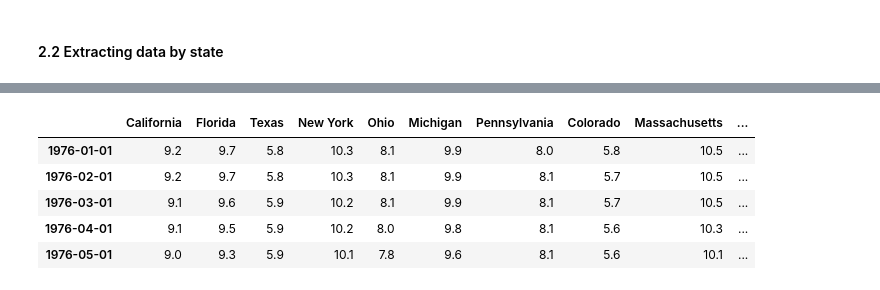
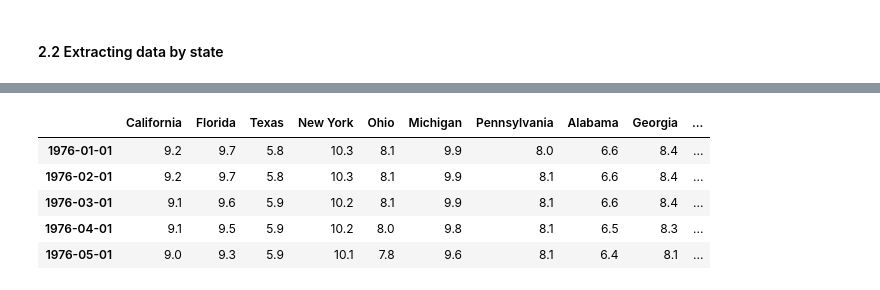
Before and after one commit to kevinmiguel97/Unemployment-analysis, a Jupyter notebook: notebook_unemployment.ipynb, the cells around one changed output, grey strips where cells are left out. Drawn from its saved outputs; the diff is of its cells as text; code cells hidden in the pictures.

Commit message:
Unemployment graph by state fixed

```diff
--- a/notebook_unemployment.ipynb
+++ b/notebook_unemployment.ipynb
@@ -178,14 +178,15 @@ unrate_states
 # %%
 # Replacing column title by name of the state
 unrate_states = unrate_states.dropna()
 id_to_state = search_by_state['title'].str.replace('Unemployment Rate in ','').to_dict()
 unrate_states.columns = [id_to_state[c] for c in unrate_states.columns]
+unrate_states = unrate_states.drop(columns='FRB-St. Louis District States (DISCONTINUED)')
 unrate_states.head()
 # %% [output]
-|  | California | Florida | Texas | New York | Ohio | Michigan | Pennsylvania | Colorado | Massachusetts | ... |
-| 1976-01-01 | 9.2 | 9.7 | 5.8 | 10.3 | 8.1 | 9.9 | 8.0 | 5.8 | 10.5 | ... |
-| 1976-02-01 | 9.2 | 9.7 | 5.8 | 10.3 | 8.1 | 9.9 | 8.1 | 5.7 | 10.5 | ... |
-| 1976-03-01 | 9.1 | 9.6 | 5.9 | 10.2 | 8.1 | 9.9 | 8.1 | 5.7 | 10.5 | ... |
-| 1976-04-01 | 9.1 | 9.5 | 5.9 | 10.2 | 8.0 | 9.8 | 8.1 | 5.6 | 10.3 | ... |
-| 1976-05-01 | 9.0 | 9.3 | 5.9 | 10.1 | 7.8 | 9.6 | 8.1 | 5.6 | 10.1 | ... |
+|  | California | Florida | Texas | New York | Ohio | Michigan | Pennsylvania | Alabama | Georgia | ... |
+| 1976-01-01 | 9.2 | 9.7 | 5.8 | 10.3 | 8.1 | 9.9 | 8.0 | 6.6 | 8.4 | ... |
+| 1976-02-01 | 9.2 | 9.7 | 5.8 | 10.3 | 8.1 | 9.9 | 8.1 | 6.6 | 8.4 | ... |
+| 1976-03-01 | 9.1 | 9.6 | 5.9 | 10.2 | 8.1 | 9.9 | 8.1 | 6.6 | 8.4 | ... |
+| 1976-04-01 | 9.1 | 9.5 | 5.9 | 10.2 | 8.0 | 9.8 | 8.1 | 6.5 | 8.3 | ... |
+| 1976-05-01 | 9.0 | 9.3 | 5.9 | 10.1 | 7.8 | 9.6 | 8.1 | 6.4 | 8.1 | ... |
 # %%
```
Also changed, not shown: parts of 7 cells of this notebook.
